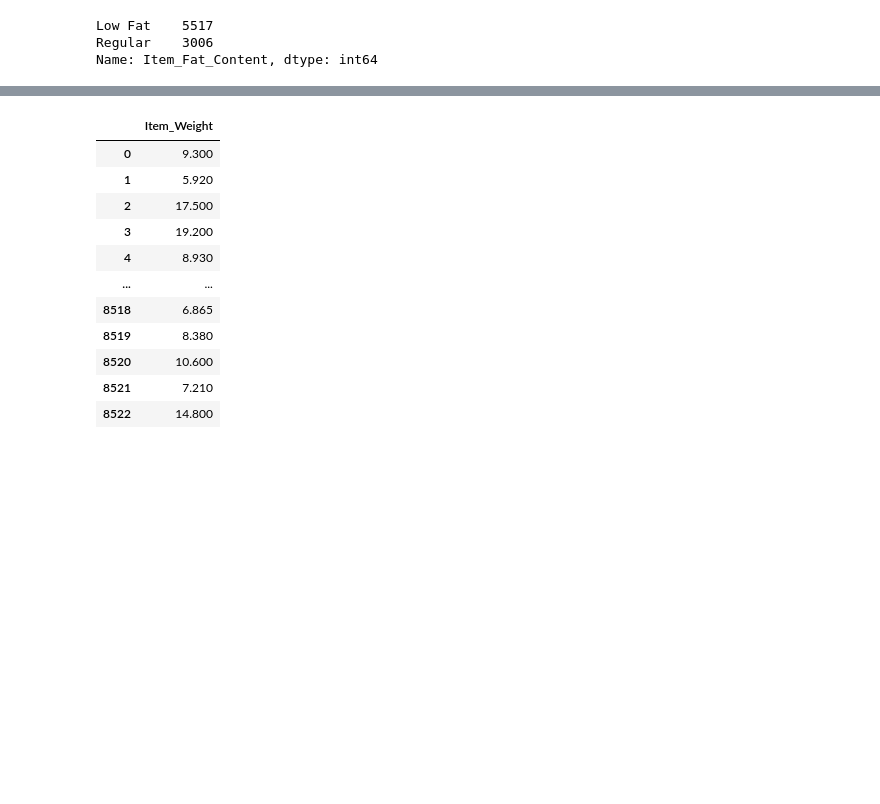
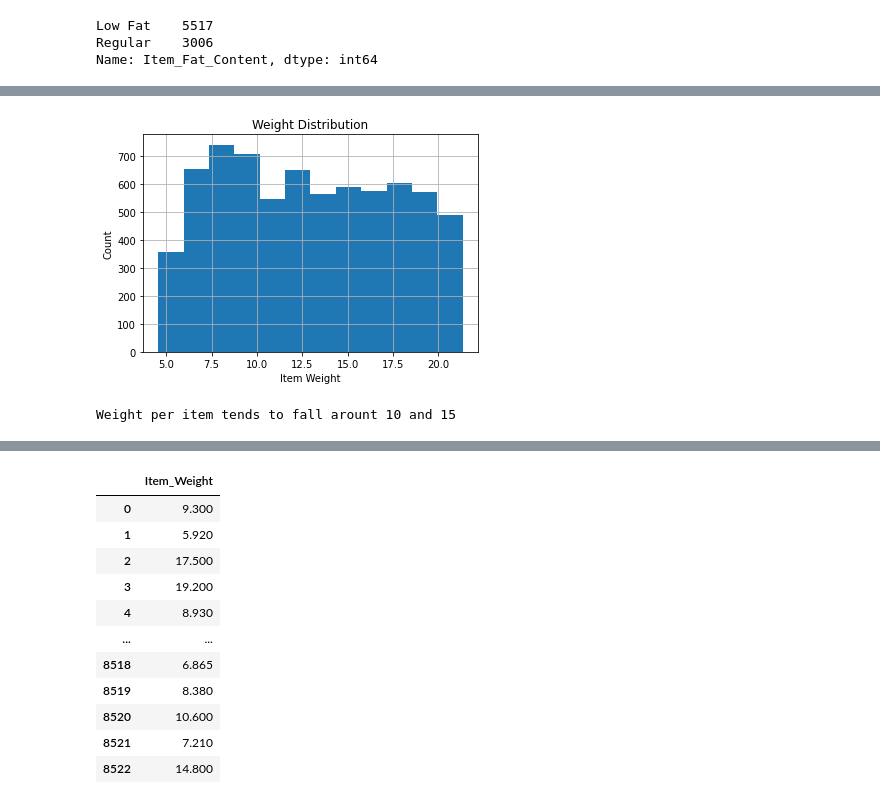
Before and after one commit to amrrahman1/Sales-Prediction, a Jupyter notebook: Sales_Pred_ML.ipynb, the cells around one changed output, grey strips where cells are left out. Saved outputs shown, nothing was run; the diff lists cells and outputs as text; code cells hidden in the pictures; blank space fills up the shorter version.

```diff
--- a/Sales_Pred_ML.ipynb
+++ b/Sales_Pred_ML.ipynb
@@ -113,0 +130,12 @@ Name: Item_Fat_Content, dtype: int64
+# %%
+# Histogram to view the distributions of various features in your dataset.
+sales_predictions['Item_Weight'].hist(bins=12)
+plt.xlabel('Item Weight')
+plt.ylabel('Count')
+plt.title('Weight Distribution')
+
+plt.show();
+print('Weight per item tends to fall arount 10 and 15')
+# %% [output]
+[figure, added]
+Weight per item tends to fall arount 10 and 15
```
Also changed, not shown: parts of 14 cells of this notebook.
